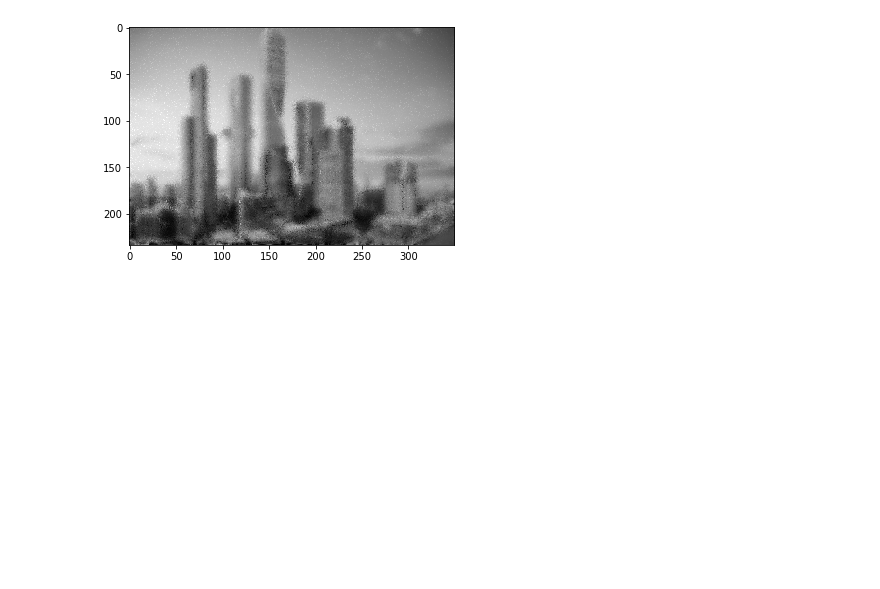
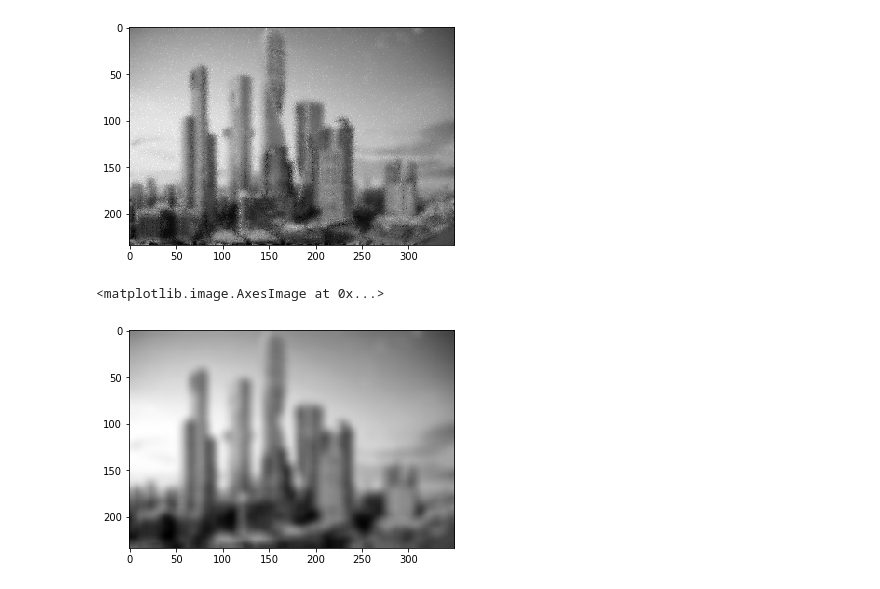
Before and after one commit to alti-tude/blind_deblurring, a Jupyter notebook: deconv.ipynb, the cells around one changed output. Drawn from its saved outputs; the diff is of its cells as text; code cells hidden in the pictures; blank space fills up the shorter version.

```diff
--- a/deconv.ipynb
+++ b/deconv.ipynb
@@ -17,6 +19,7 @@ with Notebook():
 # %% [markdown]
 ## patch recurence
 # %%
-img = utils.loadImage('./resources/building_small.jpg', 'gray')
+img = utils.loadImage('./resources/building.jpg', 'gray')
 x, K = utils.nonUniformBlur(img)
+print(img.shape)
 # %% [output]
@@ -96,3 +103,10 @@ plt.imshow(x, cmap='gray')
 [figure]
 <matplotlib.image.AxesImage at 0x...>
 [figure]
+# %%
+k = 1/25*np.ones((5,5))
+cv2.filter2D(x,-1, k)
+plt.imshow(cv2.filter2D(x, -1, 1/25*np.ones((11,11))), cmap='gray')
+# %% [output]
+<matplotlib.image.AxesImage at 0x...>
+[figure, added]
```
Also changed, not shown: parts of 3 cells of this notebook, 1 other file.
